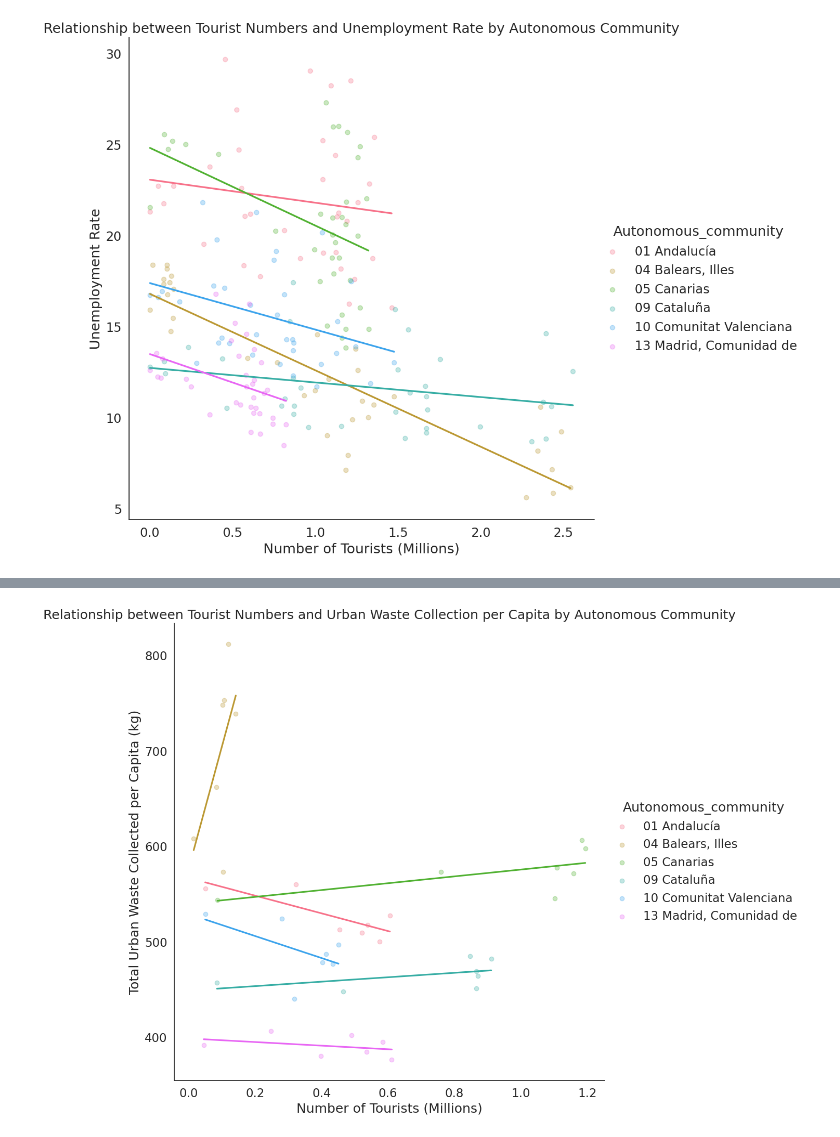
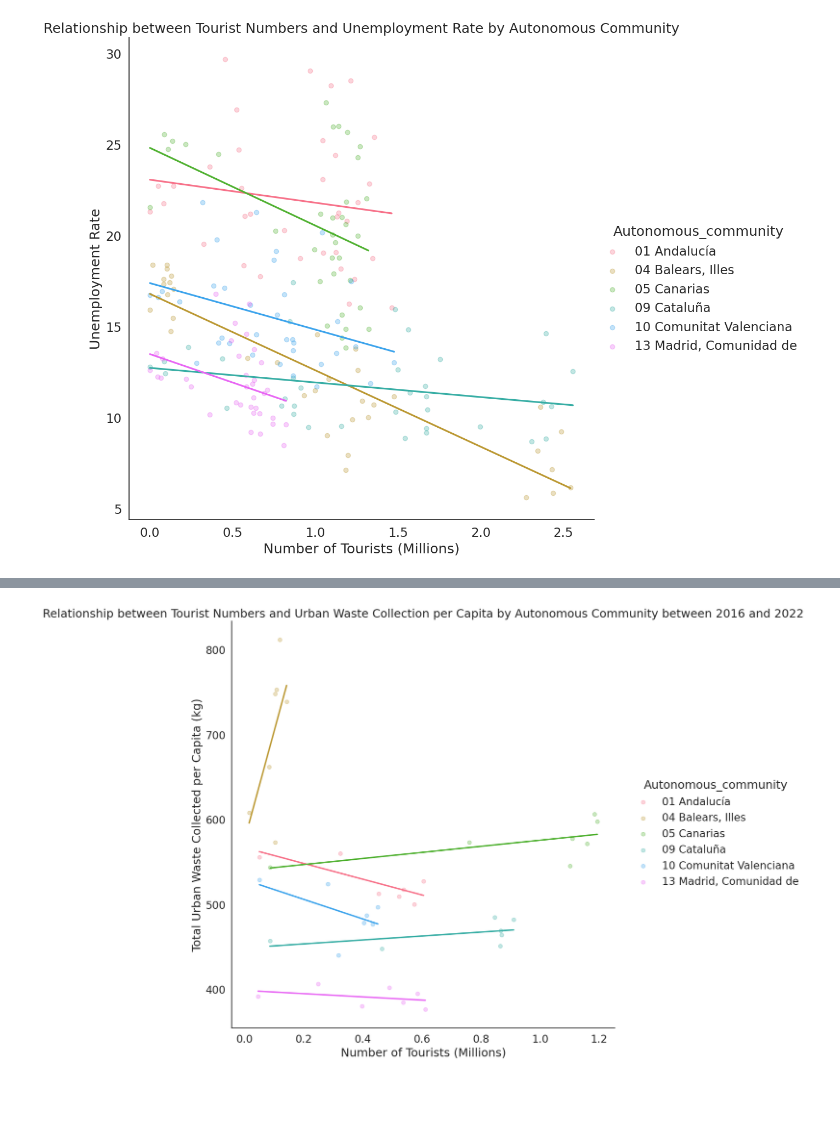
Before and after one commit to haruhiysd/QM-Group-Project, a Jupyter notebook: Panel_regression_including_covid_years.ipynb, the cells around one changed output, grey strips where cells are left out. Cells and saved outputs as stored; diff of their text form; code cells hidden in the pictures; blank space fills up the shorter version.

```diff
--- a/Panel_regression_including_covid_years.ipynb
+++ b/Panel_regression_including_covid_years.ipynb
@@ -269,22 +274,22 @@ plt.show()
 # %%
 sns.lmplot(data=filtered_df_top_six_quarterly,
            x='Monthly_number_of_tourists_millions',
            y='total_waste_capita',
            ci=None,
            hue='Autonomous_community',
            height=10,
            legend=True,
            palette='husl',
            scatter_kws={'alpha':.3})
 
 # Add labels and title
 plt.xlabel('Number of Tourists (Millions)')
 plt.ylabel('Total Urban Waste Collected per Capita (kg)')
-plt.title('Relationship between Tourist Numbers and Urban Waste Collection per Capita by Autonomous Community')
+plt.title('Relationship between Tourist Numbers and Urban Waste Collection per Capita by Autonomous Community between 2016 and 2022')
 
 plt.show()
 # %% [output]
-[figure, old version]
+[figure, new version]
 # %%
 #filter out nacional and otras comunidades autonomas
 #do one panel regression with yearly data
```
Also changed, not shown: parts of 5 cells of this notebook.
